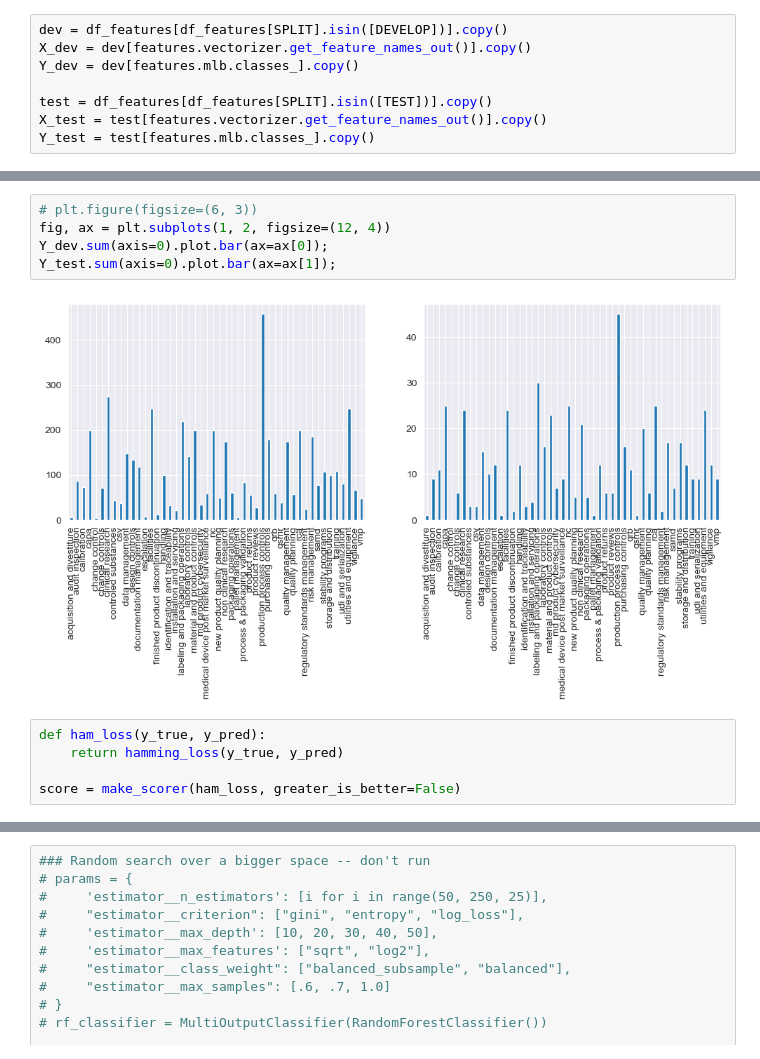
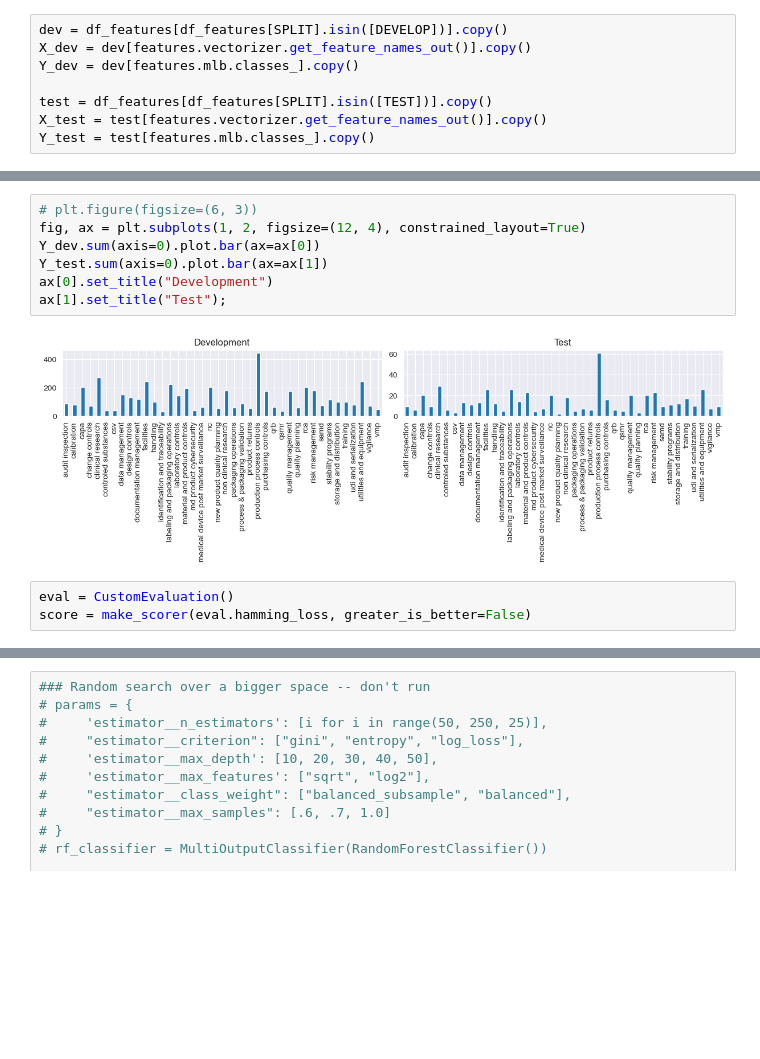
Before and after one commit to vishu-tyagi/JNJ-Capstone-Project, a Jupyter notebook: notebooks/baseline.ipynb, the cells around one changed output, grey strips where cells are left out. Drawn from its saved outputs; the diff is of its cells as text; blank space fills up the shorter version.

Commit message:
Evaluation (#17)
Co-authored-by: Vishu Tyagi <vishweshwartyagiv@gmail.com>

```diff
--- a/notebooks/baseline.ipynb
+++ b/notebooks/baseline.ipynb
@@ -77,15 +102,15 @@ Y_test = test[features.mlb.classes_].copy()
 # %%
 # plt.figure(figsize=(6, 3))
-fig, ax = plt.subplots(1, 2, figsize=(12, 4))
-Y_dev.sum(axis=0).plot.bar(ax=ax[0]);
-Y_test.sum(axis=0).plot.bar(ax=ax[1]);
+fig, ax = plt.subplots(1, 2, figsize=(12, 4), constrained_layout=True)
+Y_dev.sum(axis=0).plot.bar(ax=ax[0])
+Y_test.sum(axis=0).plot.bar(ax=ax[1])
+ax[0].set_title("Development")
+ax[1].set_title("Test");
 # %% [output]
-[figure, old version]
+[figure, new version]
-# %%
-def ham_loss(y_true, y_pred):
-    return hamming_loss(y_true, y_pred)
-
-score = make_scorer(ham_loss, greater_is_better=False)
+# %%
+eval = CustomEvaluation()
+score = make_scorer(eval.hamming_loss, greater_is_better=False)
 # %%
 params = {
     'estimator__n_estimators': [i for i in range(50, 225, 25)],
```
Also changed, not shown: parts of 30 cells of this notebook, 11 other files.
